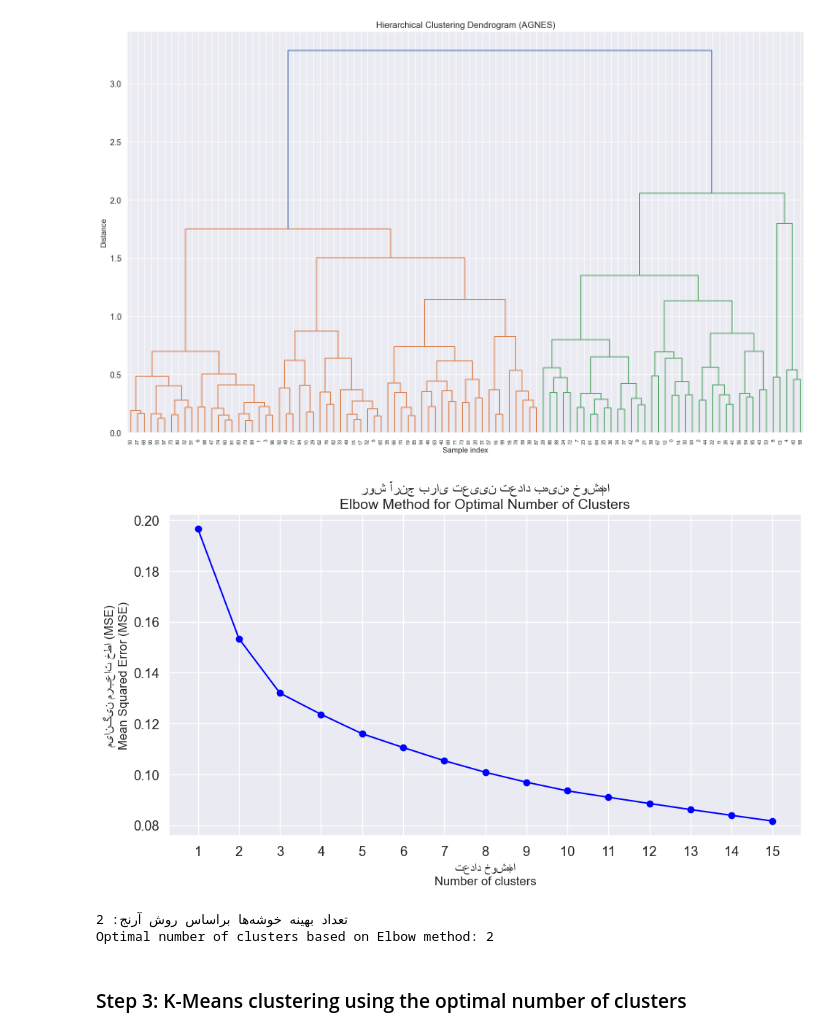
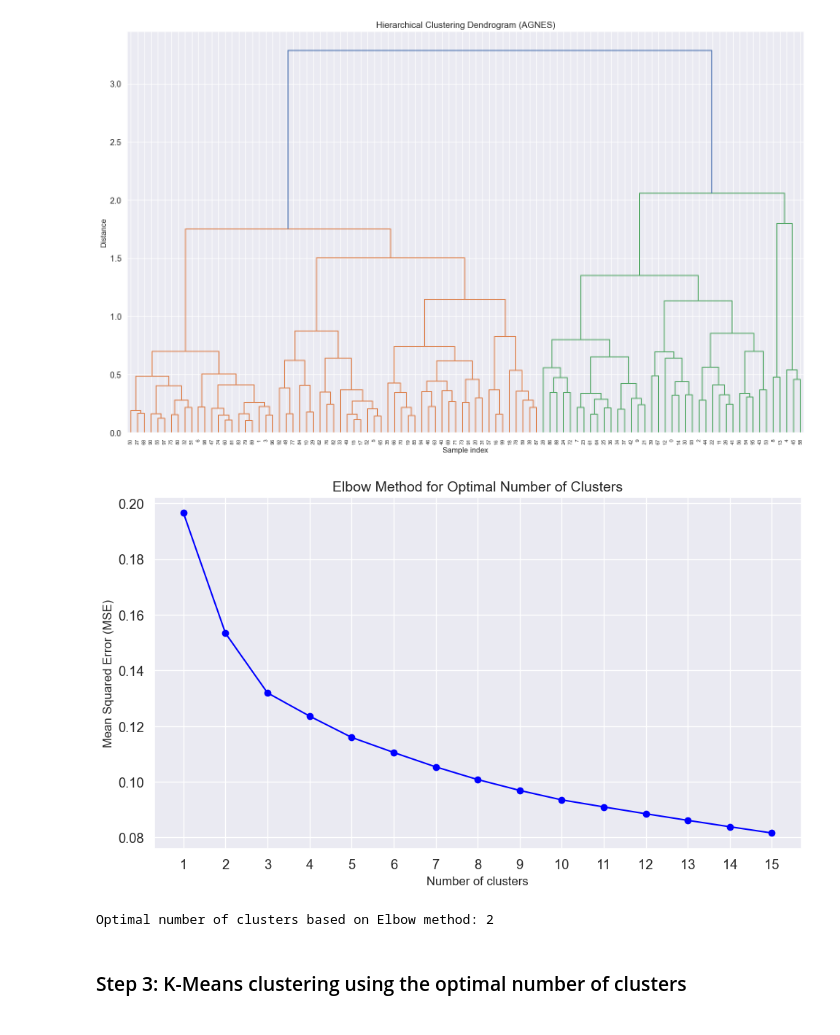
Before and after one commit to MahyadSaedpanah/ML---Pima-Indian-Diabetes, a Jupyter notebook: Clustering.ipynb, the cells around one changed output. Saved outputs shown, nothing was run; the diff lists cells and outputs as text; code cells hidden in the pictures.

```diff
--- a/Clustering.ipynb
+++ b/Clustering.ipynb
@@ -85,63 +83,53 @@ plt.tight_layout()
 # %% [output]
 [figure]
 # %%
-# محاسبه MSE برای تعیین تعداد بهینه خوشه‌ها
 # Calculate MSE to determine optimal number of clusters
 max_clusters = 15
 mse_values = []
 
-# محاسبه MSE برای تعداد مختلف خوشه‌ها
 # Calculate MSE for different numbers of clusters
 for n_clusters in range(1, max_clusters + 1):
-    # اگر تعداد خوشه‌ها برابر با 1 باشد، میانگین کل داده‌ها را به عنوان مرکز در نظر می‌گیریم
     # If number of clusters is 1, we consider the mean of all data as the center
     if n_clusters == 1:
         centers = np.mean(X, axis=0).reshape(1, -1)
         cluster_labels = np.zeros(X.shape[0], dtype=int)
     else:
-        # اجرای الگوریتم خوشه‌بندی سلسله‌مراتبی
         # Run hierarchical clustering algorithm
         clustering = AgglomerativeClustering(n_clusters=n_clusters, linkage='ward')
         cluster_labels = clustering.fit_predict(X)
 
-        # محاسبه مراکز خوشه‌ها
         # Calculate cluster centers
         centers = np.zeros((n_clusters, X.shape[1]))
         for i in range(n_clusters):
             centers[i] = np.mean(X[cluster_labels == i], axis=0)
 
-    # محاسبه MSE برای هر نمونه نسبت به مرکز خوشه خودش
     # Calculate MSE for each sample relative to its cluster center
     mse = 0
     for i in range(X.shape[0]):
         cluster_idx = cluster_labels[i]
         mse += np.sum((X[i] - centers[cluster_idx]) ** 2)
 
-    mse /= X.shape[0]  # میانگین خطای مربعات
+    mse /= X.shape[0]
     mse_values.append(mse)
 
-# رسم نمودار MSE برای تعیین تعداد بهینه خوشه‌ها (روش آرنج یا Elbow method)
 # Plot MSE to determine optimal number of clusters (Elbow method)
 plt.figure(figsize=(10, 6))
 plt.plot(range(1, max_clusters + 1), mse_values, 'o-', color='blue')
-plt.title('روش آرنج برای تعیین تعداد بهینه خوشه‌ها\nElbow Method for Optimal Number of Clusters', fontsize=14)
-plt.xlabel('تعداد خوشه‌ها\nNumber of clusters', fontsize=12)
-plt.ylabel('میانگین مربعات خطا (MSE)\nMean Squared Error (MSE)', fontsize=12)
+plt.title('Elbow Method for Optimal Number of Clusters', fontsize=14)
+plt.xlabel('Number of clusters', fontsize=12)
+plt.ylabel('Mean Squared Error (MSE)', fontsize=12)
 plt.grid(True)
 plt.xticks(range(1, max_clusters + 1))
 plt.tight_layout()
 # %% [output]
-[figure, old version]
+[figure, new version]
 # %%
-# تعیین تعداد بهینه خوشه‌ها با استفاده از تفاضل دوم MSE
 # Determine optimal number of clusters using second derivative of MSE
 second_derivative = np.diff(np.diff(mse_values))
-k_optimal = np.argmax(second_derivative) + 2  # +2 برای جبران دو بار diff و شروع از 1
+k_optimal = np.argmax(second_derivative) + 2
 
-print(f"تعداد بهینه خوشه‌ها براساس روش آرنج: {k_optimal}")
 print(f"Optimal number of clusters based on Elbow method: {k_optimal}")
 # %% [output]
-تعداد بهینه خوشه‌ها براساس روش آرنج: 2
 Optimal number of clusters based on Elbow method: 2
 # %% [markdown]
 ### Step 3: K-Means clustering using the optimal number of clusters
```
Also changed, not shown: parts of 1 cell of this notebook.
